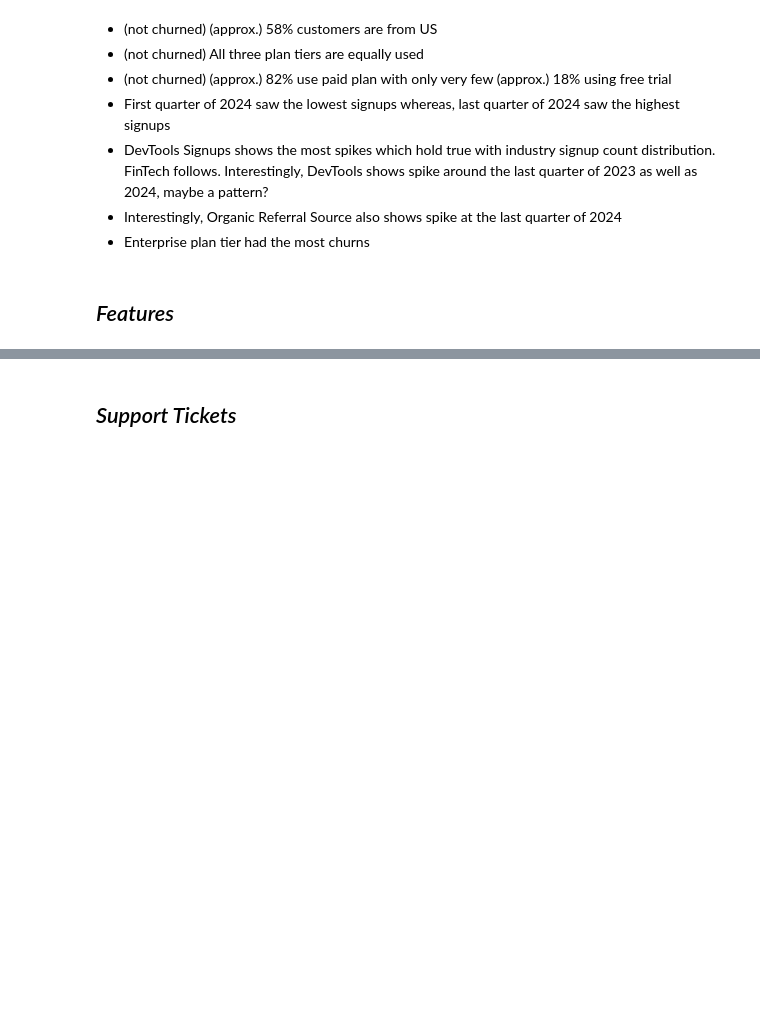
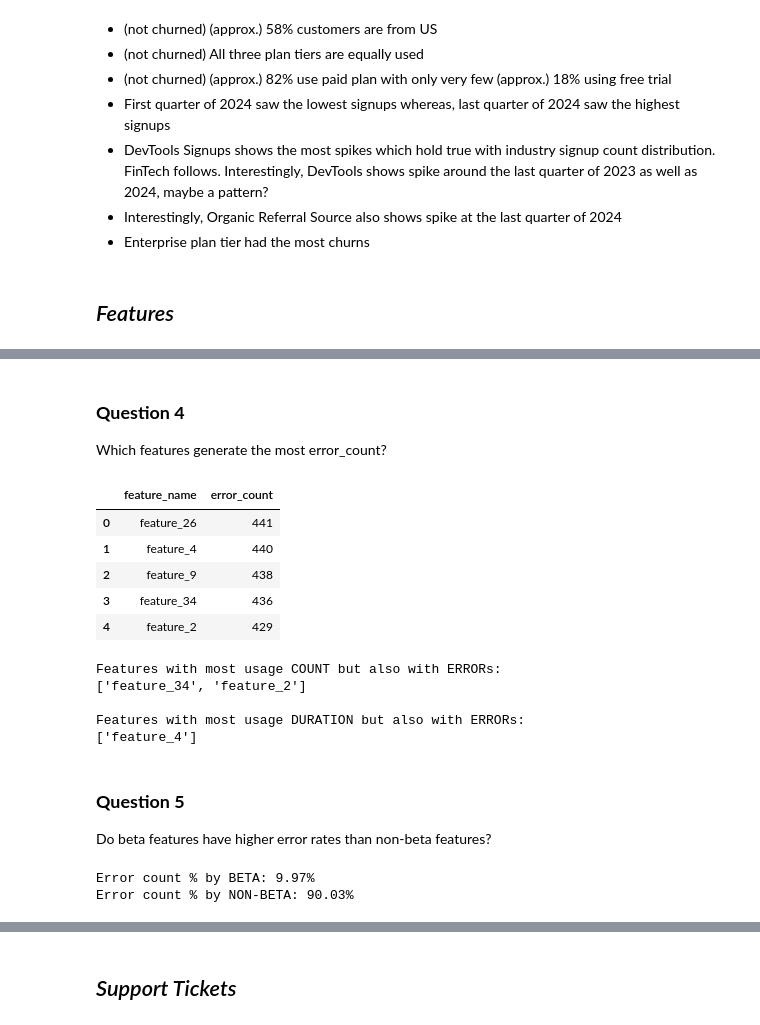
Before and after one commit to UjjwalKarkeyy/Falconstack_SaaS_Growth_Retention, a Jupyter notebook: ETL/etl2_eda.ipynb, the cells around one changed output, grey strips where cells are left out. Cells and saved outputs as stored; diff of their text form; code cells hidden in the pictures; blank space fills up the shorter version.

```diff
--- a/ETL/etl2_eda.ipynb
+++ b/ETL/etl2_eda.ipynb
@@ -219,0 +289,35 @@ Questions
+# %% [markdown]
+### **Question 4**
+Which features generate the most error_count?
+# %%
+error_count = feature_usage_clean_df.groupby('feature_name')['error_count'].sum().sort_values(ascending=False).reset_index().head(5)
+error_count
+# %% [output]
+|  | feature_name | error_count |
+| 0 | feature_26 | 441 |
+| 1 | feature_4 | 440 |
+| 2 | feature_9 | 438 |
+| 3 | feature_34 | 436 |
+| 4 | feature_2 | 429 |
+# %%
+print(f'Features with most usage COUNT but also with ERRORs: \n{[f for f in most_features_count.index if f in list(error_count['feature_name'].values)]}')
+print(f'\nFeatures with most usage DURATION but also with ERRORs: \n{[f for f in list(most_features_duration['feature_name'].values) if f in list(error_count['feature_name'].values)]}')
+# %% [output]
+Features with most usage COUNT but also with ERRORs:
+['feature_34', 'feature_2']
+
+Features with most usage DURATION but also with ERRORs:
+['feature_4']
+# %% [markdown]
+### **Question 5**
+Do beta features have higher error rates than non-beta features?
+# %%
+tec = feature_usage_clean_df['error_count'].sum()
+tec_beta = feature_usage_clean_df[feature_usage_clean_df['is_beta_feature'] == True]['error_count'].sum()
+tec_nbeta = feature_usage_clean_df[feature_usage_clean_df['is_beta_feature'] == False]['error_count'].sum()
+
+print(f'Error count % by BETA: {round((tec_beta / tec) * 100, 2)}%')
+print(f'Error count % by NON-BETA: {round((tec_nbeta / tec) * 100, 2)}%')
+# %% [output]
+Error count % by BETA: 9.97%
+Error count % by NON-BETA: 90.03%
```
Also changed, not shown: parts of 35 cells of this notebook.
